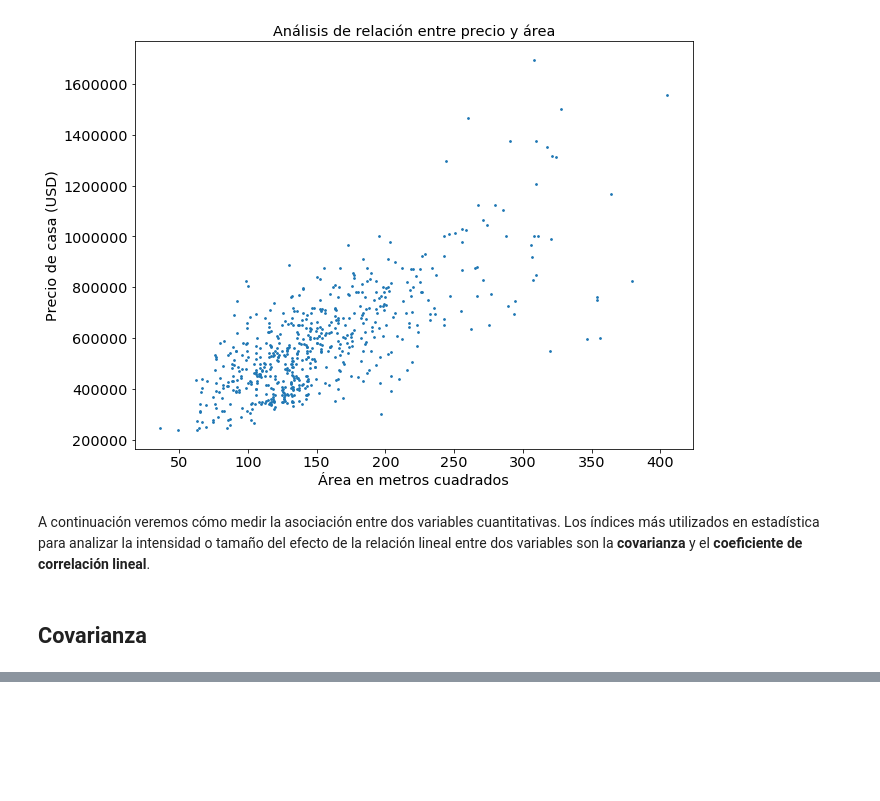
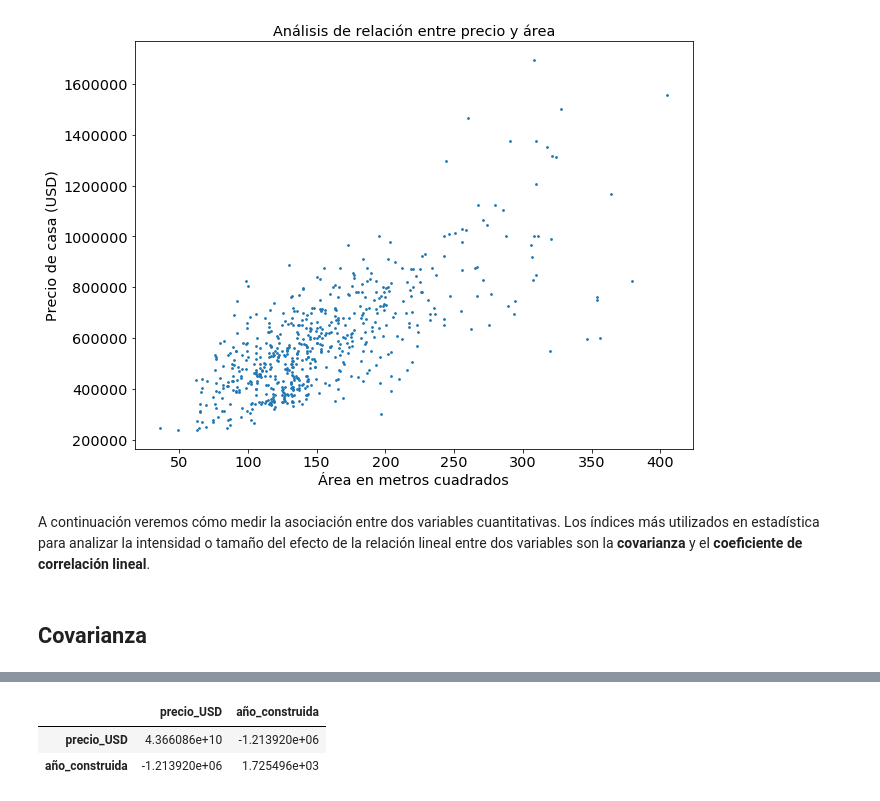
Before and after one commit to MetricLearning/diplomado_datascience, a Jupyter notebook: 04_Introduccion_estadistica/02_Analisis_de_correlacion.ipynb, the cells around one changed output, grey strips where cells are left out. Drawn from its saved outputs; the diff is of its cells as text; code cells hidden in the pictures; blank space fills up the shorter version.

```diff
--- a/04_Introduccion_estadistica/02_Analisis_de_correlacion.ipynb
+++ b/04_Introduccion_estadistica/02_Analisis_de_correlacion.ipynb
@@ -97,0 +118,6 @@ $S_{xy} = \frac{1}{N} \sum_{i=1}^N (x_i - \overline{x}) (y_i - \overline{y})$
+# %%
+casas[['precio_USD','año_construida']].cov()
+# %% [output]
+|  | precio_USD | año_construida |
+| precio_USD | 4.366086e+10 | -1.213920e+06 |
+| año_construida | -1.213920e+06 | 1.725496e+03 |
```
Also changed, not shown: parts of 11 cells of this notebook, 3 other files.
